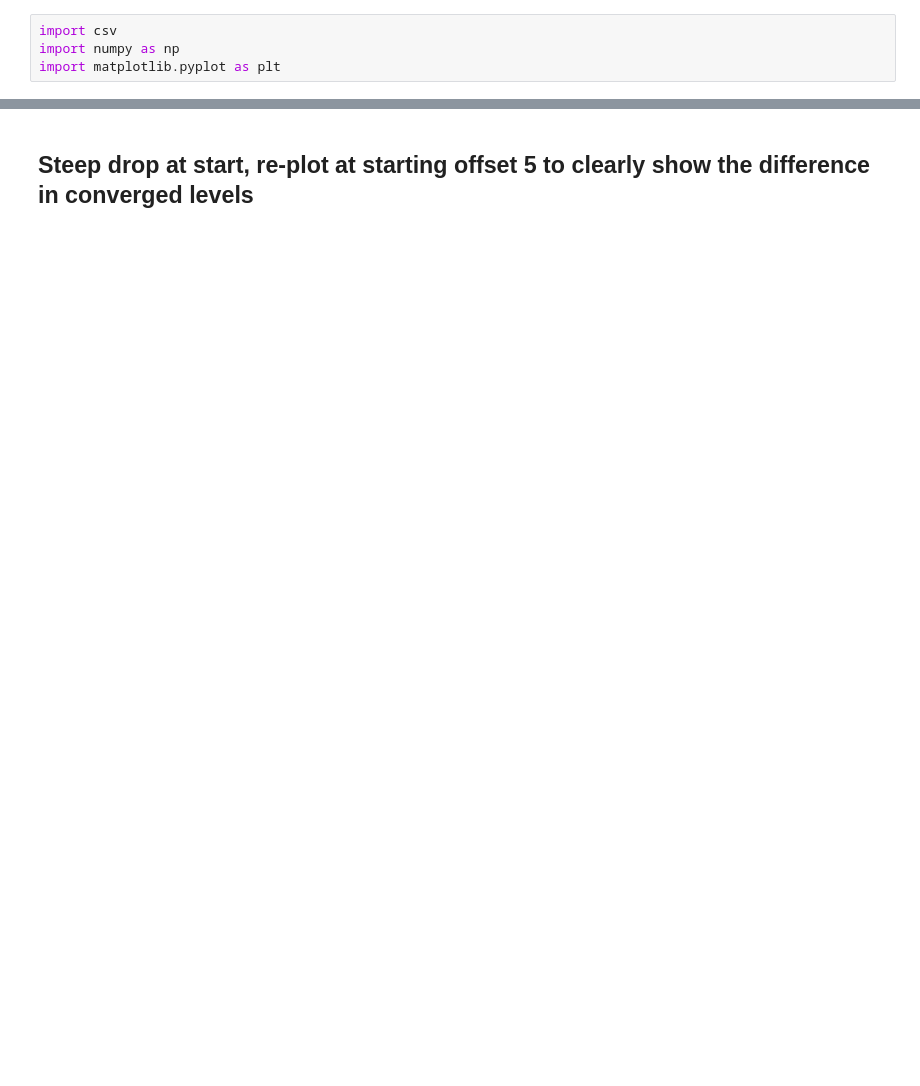
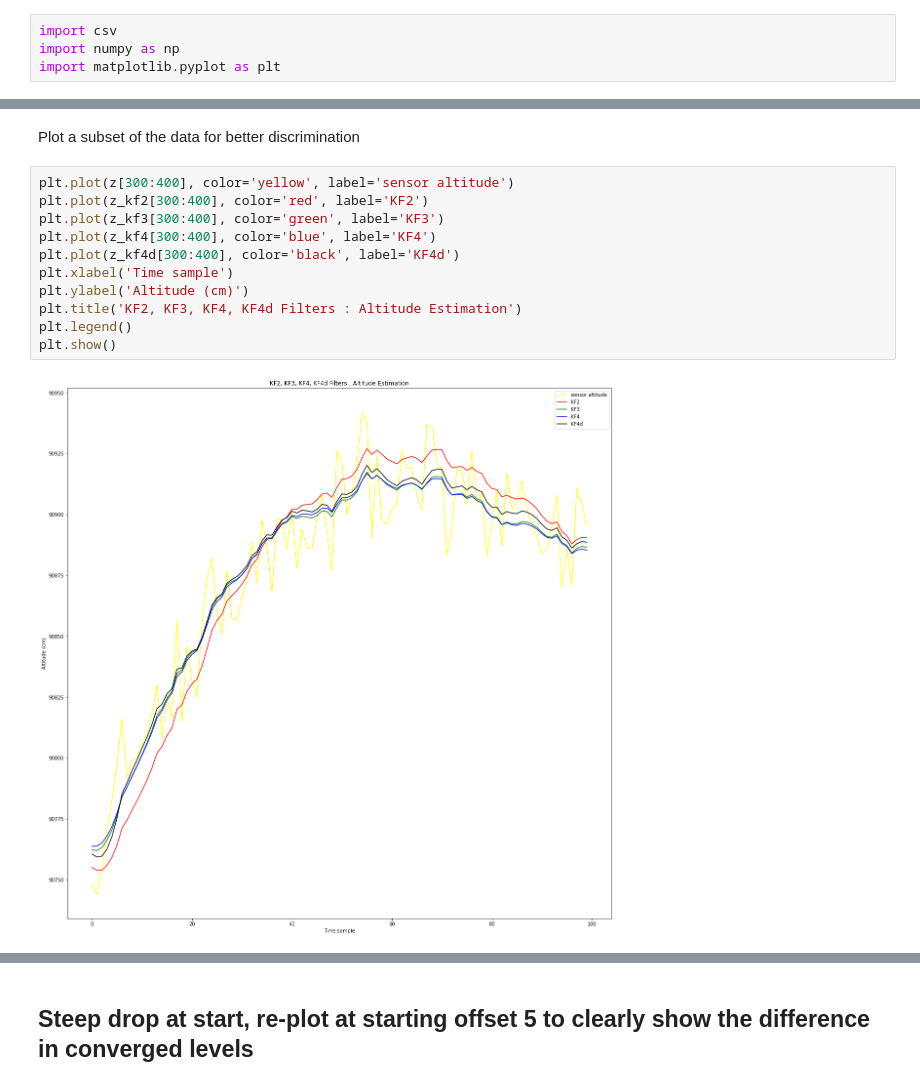
Before and after one commit to har-in-air/ESP32_IMU_BARO_GPS_VARIO, a Jupyter notebook: offline/kf/compare_kf2_kf3_kf4.ipynb, the cells around one changed output, grey strips where cells are left out. Drawn from its saved outputs; the diff is of its cells as text; blank space fills up the shorter version.

```diff
--- a/offline/kf/compare_kf2_kf3_kf4.ipynb
+++ b/offline/kf/compare_kf2_kf3_kf4.ipynb
@@ -264,0 +144,15 @@ plt.show()
+# %% [markdown]
+Plot a subset of the data for better discrimination
+# %%
+plt.plot(z[300:400], color='yellow', label='sensor altitude')
+plt.plot(z_kf2[300:400], color='red', label='KF2')
+plt.plot(z_kf3[300:400], color='green', label='KF3')
+plt.plot(z_kf4[300:400], color='blue', label='KF4')
+plt.plot(z_kf4d[300:400], color='black', label='KF4d')
+plt.xlabel('Time sample')
+plt.ylabel('Altitude (cm)')
+plt.title('KF2, KF3, KF4, KF4d Filters : Altitude Estimation')
+plt.legend()
+plt.show()
+# %% [output]
+[figure, added]
```
Also changed, not shown: parts of 43 cells of this notebook, 22 other files.
